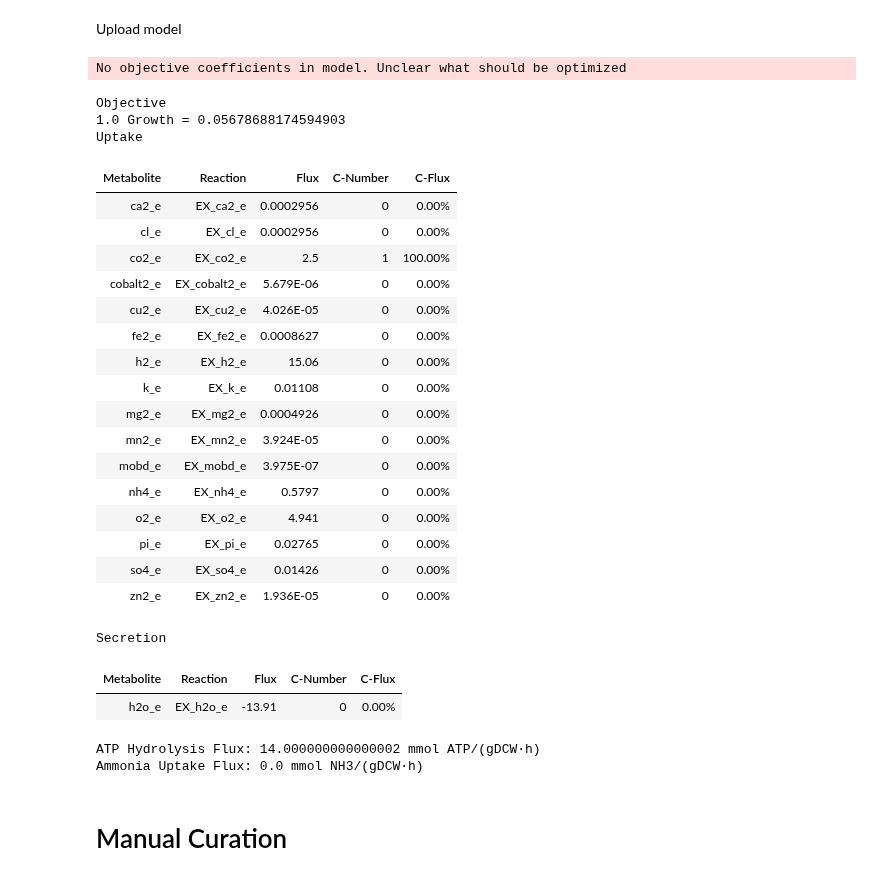
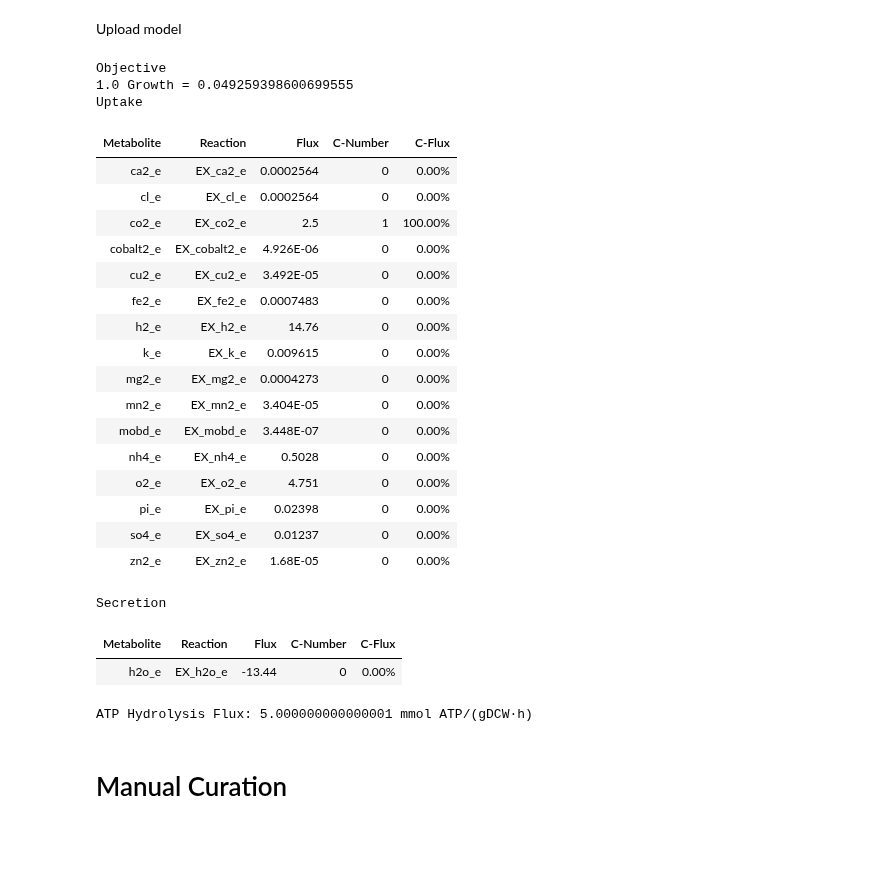
Before and after one commit to AzizBenA/iABA974_SoF1_GEM, a Jupyter notebook: Model/Model manipulation.ipynb, the cells around one changed output. Cells and saved outputs as stored; diff of their text form; code cells hidden in the pictures; blank space fills up the shorter version.

```diff
--- a/Model/Model manipulation.ipynb
+++ b/Model/Model manipulation.ipynb
@@ -15,12 +14,10 @@ from cobra import Model, Reaction, Metabolite, Gene
 # %% [markdown]
 Upload model
 # %%
-model = read_sbml_model('C:\\Users\\adam-1y9pxi6q95ggpmx\\Documents\\PhD\\Data\\Models\\Manual Curation\\Biomass Equation\\biomass_update_2.sbml')
+model = read_sbml_model('C:\\Users\\adam-1y9pxi6q95ggpmx\\Documents\\PhD\\10-19 Research\\11 Data\\11.09 Models\\Manual Curation\\Biomass Equation\\biomass_update_13.sbml')
 # %%
 model1 = read_sbml_model('C:\\Users\\adam-1y9pxi6q95ggpmx\\Documents\\PhD\\Data\\Models\\Solarfood_original.sbml')
 # %%
-model1 = read_sbml_model('C:\\Users\\adam-1y9pxi6q95ggpmx\\Documents\PhD\\Data\\Models\\Reference_GSMs\\iSynCJ816.xml')
+model1 = read_sbml_model('C:\\Users\\adam-1y9pxi6q95ggpmx\\Documents\PhD\\Data\\Models\\Reference_GSMs\\iJN1463.xml')
-# %% [output]
-No objective coefficients in model. Unclear what should be optimized
 # %%
 copy_of_model = model.copy()
@@ -31,34 +36,34 @@ reaction.bounds = -0.0, 0.0
 # %%
 c_uptake =10
 # %%
-copy_of_model.summary()
+model.summary()
 # %% [output]
 Objective
-1.0 Growth = 0.05678688174594903
+1.0 Growth = 0.049259398600699555
 Uptake
 | Metabolite | Reaction | Flux | C-Number | C-Flux |
-| ca2_e | EX_ca2_e | 0.0002956 | 0 | 0.00% |
-| cl_e | EX_cl_e | 0.0002956 | 0 | 0.00% |
+| ca2_e | EX_ca2_e | 0.0002564 | 0 | 0.00% |
+| cl_e | EX_cl_e | 0.0002564 | 0 | 0.00% |
 | co2_e | EX_co2_e | 2.5 | 1 | 100.00% |
-| cobalt2_e | EX_cobalt2_e | 5.679E-06 | 0 | 0.00% |
-| cu2_e | EX_cu2_e | 4.026E-05 | 0 | 0.00% |
-| fe2_e | EX_fe2_e | 0.0008627 | 0 | 0.00% |
-| h2_e | EX_h2_e | 15.06 | 0 | 0.00% |
-| k_e | EX_k_e | 0.01108 | 0 | 0.00% |
-| mg2_e | EX_mg2_e | 0.0004926 | 0 | 0.00% |
-| mn2_e | EX_mn2_e | 3.924E-05 | 0 | 0.00% |
-| mobd_e | EX_mobd_e | 3.975E-07 | 0 | 0.00% |
-| nh4_e | EX_nh4_e | 0.5797 | 0 | 0.00% |
-| o2_e | EX_o2_e | 4.941 | 0 | 0.00% |
-| pi_e | EX_pi_e | 0.02765 | 0 | 0.00% |
-| so4_e | EX_so4_e | 0.01426 | 0 | 0.00% |
-| zn2_e | EX_zn2_e | 1.936E-05 | 0 | 0.00% |
+| cobalt2_e | EX_cobalt2_e | 4.926E-06 | 0 | 0.00% |
+| cu2_e | EX_cu2_e | 3.492E-05 | 0 | 0.00% |
+| fe2_e | EX_fe2_e | 0.0007483 | 0 | 0.00% |
+| h2_e | EX_h2_e | 14.76 | 0 | 0.00% |
+| k_e | EX_k_e | 0.009615 | 0 | 0.00% |
+| mg2_e | EX_mg2_e | 0.0004273 | 0 | 0.00% |
+| mn2_e | EX_mn2_e | 3.404E-05 | 0 | 0.00% |
+| mobd_e | EX_mobd_e | 3.448E-07 | 0 | 0.00% |
+| nh4_e | EX_nh4_e | 0.5028 | 0 | 0.00% |
+| o2_e | EX_o2_e | 4.751 | 0 | 0.00% |
+| pi_e | EX_pi_e | 0.02398 | 0 | 0.00% |
+| so4_e | EX_so4_e | 0.01237 | 0 | 0.00% |
+| zn2_e | EX_zn2_e | 1.68E-05 | 0 | 0.00% |
 Secretion
 | Metabolite | Reaction | Flux | C-Number | C-Flux |
-| h2o_e | EX_h2o_e | -13.91 | 0 | 0.00% |
+| h2o_e | EX_h2o_e | -13.44 | 0 | 0.00% |
 # %%
 
-# Set ammonia uptake rate to 1 mmol/(gDCW·h)
+# Set ammonia uptake rate
 ammonia_uptake_rxn = copy_of_model.reactions.get_by_id('EX_nh4_e')  # Replace with actual ammonia exchange reaction ID
 
 
@@ -71,13 +76,11 @@ solution = copy_of_model.optimize()
 
 # Check the flux through the ATP hydrolysis and ammonia uptake reactions
 atp_flux = solution.fluxes[atp_hydrolysis_rxn.id]
-ammonia_flux = solution.fluxes[ammonia_uptake_rxn.id]
+
 
 print(f'ATP Hydrolysis Flux: {atp_flux} mmol ATP/(gDCW·h)')
-print(f'Ammonia Uptake Flux: {ammonia_flux} mmol NH3/(gDCW·h)')
 # %% [output]
-ATP Hydrolysis Flux: 14.000000000000002 mmol ATP/(gDCW·h)
-Ammonia Uptake Flux: 0.0 mmol NH3/(gDCW·h)
+ATP Hydrolysis Flux: 5.000000000000001 mmol ATP/(gDCW·h)
 # %% [markdown]
 # Manual Curation
 # %% [markdown]
```
Also changed, not shown: parts of 65 cells of this notebook.
